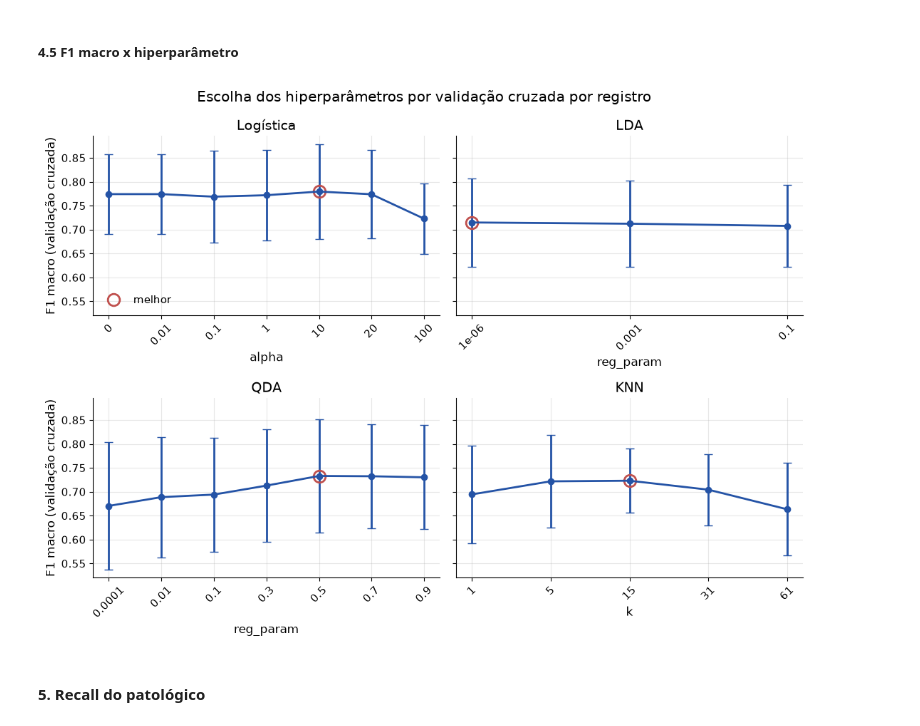
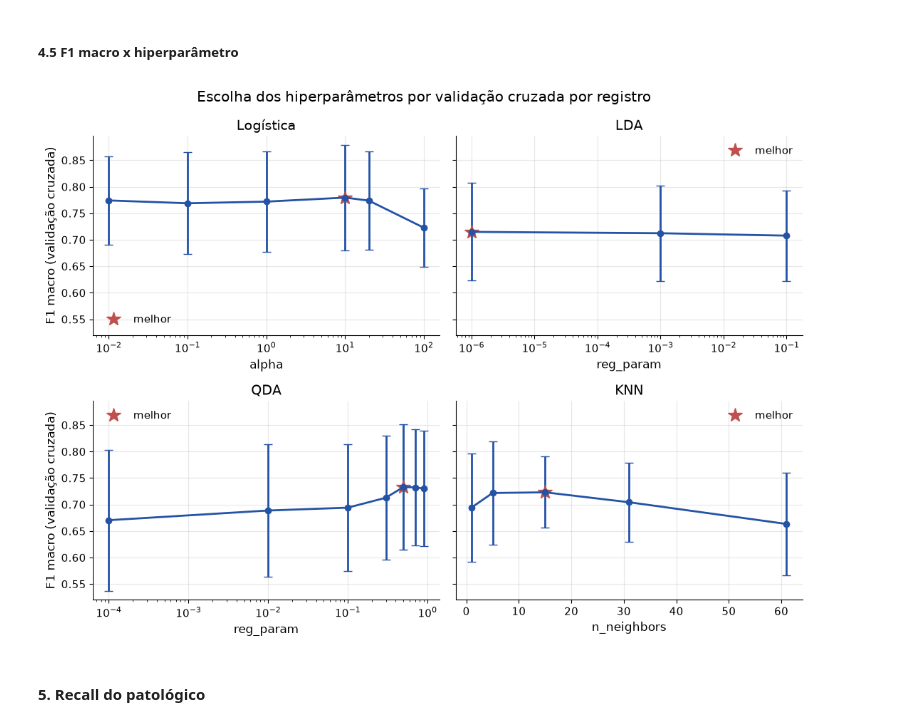
Before and after one commit to ml1-impatech/statstech-analise, a Jupyter notebook: notebooks/ctg_models.ipynb, the cells around one changed output. Drawn from its saved outputs; the diff is of its cells as text; code cells hidden in the pictures.

Commit message:
Usa save_table, save_figure e plot_search do analysis e ajusta textos

```diff
--- a/notebooks/ctg_models.ipynb
+++ b/notebooks/ctg_models.ipynb
@@ -100,7 +100,7 @@ acurácia 0.777 F1 macro 0.291 recall patológico 0.000
 -> F1 macro: média do F1 das três classes.
 # %%
 grids = {
-    "logistic": {"model__alpha": [0, 0.01, 0.1, 1, 10]},
+    "logistic": {"model__alpha": [0.01, 0.1, 1, 10]},
     "lda": {"model__reg_param": [1e-6, 1e-3, 1e-1]},
     "qda": {"model__reg_param": [1e-4, 1e-2, 0.1, 0.3, 0.5]},
     "knn": {"model__n_neighbors": [1, 5, 15, 31, 61]},
@@ -182,7 +180,7 @@ o melhor valor está na borda da grade.
 # %% [markdown]
 Agora o melhor `alpha` é o 10 (último da grade). Vamos estender o grid para ver se o F1 macro continua aumentando:
 # %%
-grids["logistic"] = {"model__alpha": [0, 0.01, 0.1, 1, 10, 20, 100]}
+grids["logistic"] = {"model__alpha": [0.01, 0.1, 1, 10, 20, 100]}
 searches["logistic"] = GridSearchCV(
     make_pipeline(LogisticRegression(learning_rate=1.0, max_iter=5000)),
     grids["logistic"], cv=cv, scoring="f1_macro",
@@ -259,36 +256,24 @@ show_search(searches["knn"])
 ##### 4.5 F1 macro x hiperparâmetro
 # %%
 LABELS = {"logistic": "Logística", "lda": "LDA", "qda": "QDA", "knn": "KNN"}
+# Escala log nas grades que vão de 1e-6 a 0,1 ou de 0,01 a 100.
+LOG_X = {"logistic": True, "lda": True, "qda": True, "knn": False}
 
-
-def plot_search_curve(search, ax, title, xlabel):
-    # TODO trocar pelo plot_search do C7
-    results = search.cv_results_
-    values = [next(iter(r["params"].values())) for r in results]
-    mean = np.array([r["mean_score"] for r in results])
-    std = np.array([r["std_score"] for r in results])
-    x = np.arange(len(values))
-    ax.errorbar(x, mean, yerr=std, marker="o", capsize=4)
-    ax.plot(x[search.best_index_], mean[search.best_index_], "o", ms=12,
-            mfc="none", mec="C1", mew=2, label="melhor")
-    ax.set_xticks(x, [f"{v:g}" for v in values], rotation=45)
-    ax.set_title(title)
-    ax.set_xlabel(xlabel)
-
-
-x_labels = {"logistic": "alpha", "lda": "reg_param", "qda": "reg_param", "knn": "k"}
 fig, axes = plt.subplots(2, 2, figsize=(11, 8), sharey=True)
 for ax, (key, search) in zip(axes.flat, searches.items()):
-    plot_search_curve(search, ax, LABELS[key], x_labels[key])
+    param = next(iter(grids[key]))
+    plot_search(search, param, ax=ax, log_x=LOG_X[key])
+    ax.set_title(LABELS[key])
 for ax in axes[:, 0]:
     ax.set_ylabel("F1 macro (validação cruzada)")
-axes[0, 0].legend()
+for ax in axes[:, 1]:
+    ax.set_ylabel("")
 fig.suptitle("Escolha dos hiperparâmetros por validação cruzada por registro")
 fig.tight_layout()
-fig.savefig(FIGURES / "ctg_busca.png")
+save_figure(fig, "ctg_busca")
 plt.show()
 # %% [output]
-[figure, old version]
+[figure, new version]
 # %% [markdown]
 #### 5. Recall do patológico
 # %%
```
Also changed, not shown: parts of 12 cells of this notebook, 2 other files.
